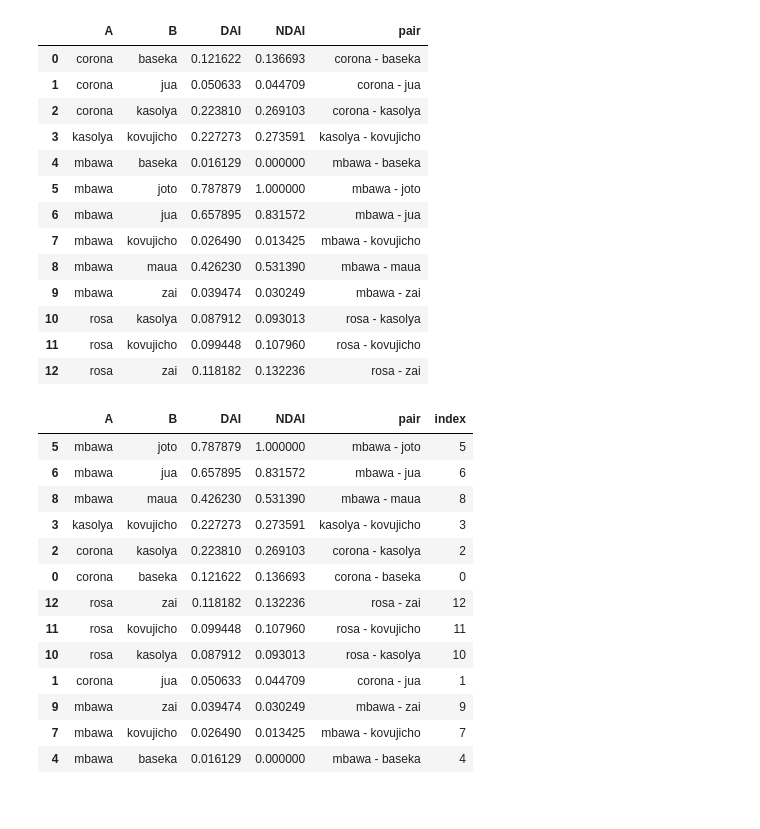
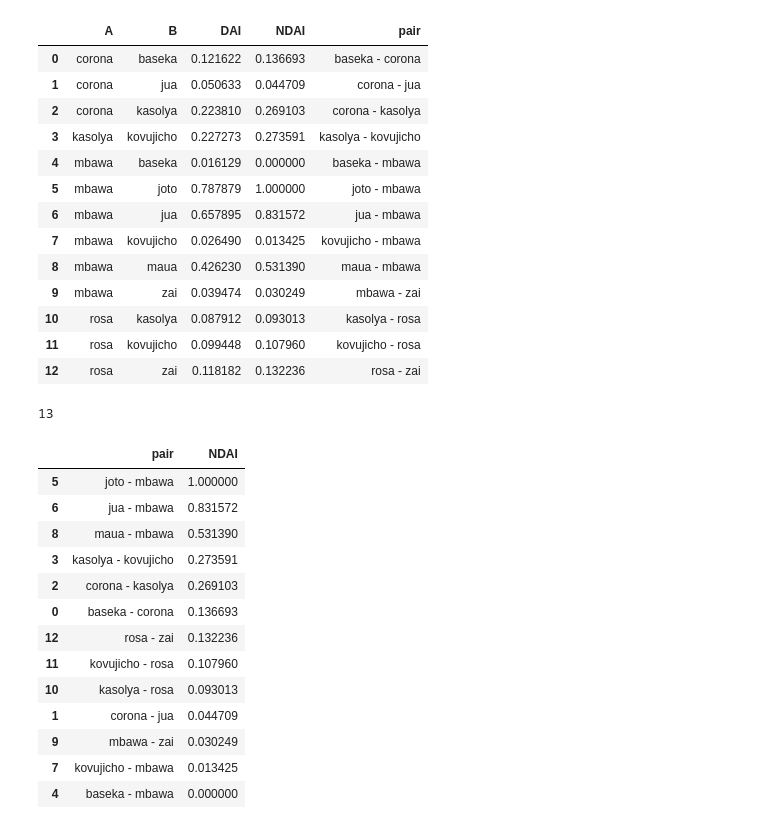
Before and after one commit to SreevishnuAB/ChimpData, a Jupyter notebook: Normalise_and_Plot.ipynb, the cells around one changed output. Saved outputs shown, nothing was run; the diff lists cells and outputs as text; code cells hidden in the pictures.

```diff
--- a/Normalise_and_Plot.ipynb
+++ b/Normalise_and_Plot.ipynb
@@ -78,3 +80,9 @@ def normalise_column_zscore(col: pd.Series) -> pd.Series:
     return pd.Series((normalised_val))
 
   return col.apply(normalise_value)
+# %%
+def merge_in_order(val1, val2):
+  if val1 < val2:
+    return pd.Series((f"{val1} - {val2}"))
+  else:
+    return pd.Series((f"{val2} - {val1}"))
@@ -186,42 +186,45 @@ fig.show()
 [interactive output not drawn]
 # %%
 df_dai_wet_ssn_ff['NDAI'] = normalise_column(df_dai_wet_ssn_ff['DAI'])
-df_dai_wet_ssn_ff['pair'] = df_dai_wet_ssn_ff['A'] + " - " + df_dai_wet_ssn_ff['B']
+df_dai_wet_ssn_ff['pair'] = df_dai_wet_ssn_ff.apply(lambda x: merge_in_order(x.A, x.B), axis=1)
 df_dai_wet_ssn_ff
 # %% [output]
 |  | A | B | DAI | NDAI | pair |
-| 0 | corona | baseka | 0.121622 | 0.136693 | corona - baseka |
+| 0 | corona | baseka | 0.121622 | 0.136693 | baseka - corona |
 | 1 | corona | jua | 0.050633 | 0.044709 | corona - jua |
 | 2 | corona | kasolya | 0.223810 | 0.269103 | corona - kasolya |
 | 3 | kasolya | kovujicho | 0.227273 | 0.273591 | kasolya - kovujicho |
-| 4 | mbawa | baseka | 0.016129 | 0.000000 | mbawa - baseka |
-| 5 | mbawa | joto | 0.787879 | 1.000000 | mbawa - joto |
-| 6 | mbawa | jua | 0.657895 | 0.831572 | mbawa - jua |
-| 7 | mbawa | kovujicho | 0.026490 | 0.013425 | mbawa - kovujicho |
-| 8 | mbawa | maua | 0.426230 | 0.531390 | mbawa - maua |
+| 4 | mbawa | baseka | 0.016129 | 0.000000 | baseka - mbawa |
+| 5 | mbawa | joto | 0.787879 | 1.000000 | joto - mbawa |
+| 6 | mbawa | jua | 0.657895 | 0.831572 | jua - mbawa |
+| 7 | mbawa | kovujicho | 0.026490 | 0.013425 | kovujicho - mbawa |
+| 8 | mbawa | maua | 0.426230 | 0.531390 | maua - mbawa |
 | 9 | mbawa | zai | 0.039474 | 0.030249 | mbawa - zai |
-| 10 | rosa | kasolya | 0.087912 | 0.093013 | rosa - kasolya |
-| 11 | rosa | kovujicho | 0.099448 | 0.107960 | rosa - kovujicho |
+| 10 | rosa | kasolya | 0.087912 | 0.093013 | kasolya - rosa |
+| 11 | rosa | kovujicho | 0.099448 | 0.107960 | kovujicho - rosa |
 | 12 | rosa | zai | 0.118182 | 0.132236 | rosa - zai |
 # %%
 df_dai_wet_ssn_ff_sorted = df_dai_wet_ssn_ff.sort_values("NDAI", ascending=False)
 df_dai_wet_ssn_ff_sorted['index'] = df_dai_wet_ssn_ff_sorted.index.astype(str)
+print(len(df_dai_wet_ssn_ff_sorted))
+df_dai_wet_ssn_ff_sorted = df_dai_wet_ssn_ff_sorted[['pair', 'NDAI']].drop_duplicates()
 df_dai_wet_ssn_ff_sorted
 # %% [output]
+13
-|  | A | B | DAI | NDAI | pair | index |
-| 5 | mbawa | joto | 0.787879 | 1.000000 | mbawa - joto | 5 |
-| 6 | mbawa | jua | 0.657895 | 0.831572 | mbawa - jua | 6 |
-| 8 | mbawa | maua | 0.426230 | 0.531390 | mbawa - maua | 8 |
-| 3 | kasolya | kovujicho | 0.227273 | 0.273591 | kasolya - kovujicho | 3 |
-| 2 | corona | kasolya | 0.223810 | 0.269103 | corona - kasolya | 2 |
-| 0 | corona | baseka | 0.121622 | 0.136693 | corona - baseka | 0 |
-| 12 | rosa | zai | 0.118182 | 0.132236 | rosa - zai | 12 |
-| 11 | rosa | kovujicho | 0.099448 | 0.107960 | rosa - kovujicho | 11 |
-| 10 | rosa | kasolya | 0.087912 | 0.093013 | rosa - kasolya | 10 |
-| 1 | corona | jua | 0.050633 | 0.044709 | corona - jua | 1 |
-| 9 | mbawa | zai | 0.039474 | 0.030249 | mbawa - zai | 9 |
-| 7 | mbawa | kovujicho | 0.026490 | 0.013425 | mbawa - kovujicho | 7 |
-| 4 | mbawa | baseka | 0.016129 | 0.000000 | mbawa - baseka | 4 |
+|  | pair | NDAI |
+| 5 | joto - mbawa | 1.000000 |
+| 6 | jua - mbawa | 0.831572 |
+| 8 | maua - mbawa | 0.531390 |
+| 3 | kasolya - kovujicho | 0.273591 |
+| 2 | corona - kasolya | 0.269103 |
+| 0 | baseka - corona | 0.136693 |
+| 12 | rosa - zai | 0.132236 |
+| 11 | kovujicho - rosa | 0.107960 |
+| 10 | kasolya - rosa | 0.093013 |
+| 1 | corona - jua | 0.044709 |
+| 9 | mbawa - zai | 0.030249 |
+| 7 | kovujicho - mbawa | 0.013425 |
+| 4 | baseka - mbawa | 0.000000 |
 # %%
 fig = px.bar(df_dai_wet_ssn_ff_sorted, x="pair", y="NDAI")
 fig.update_layout(
```
Also changed, not shown: parts of 30 cells of this notebook.
